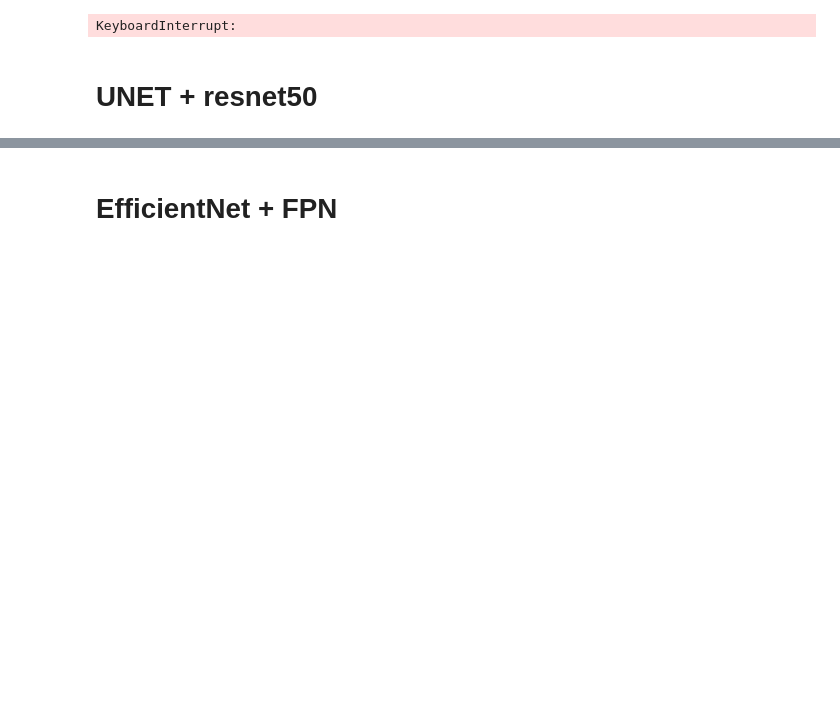
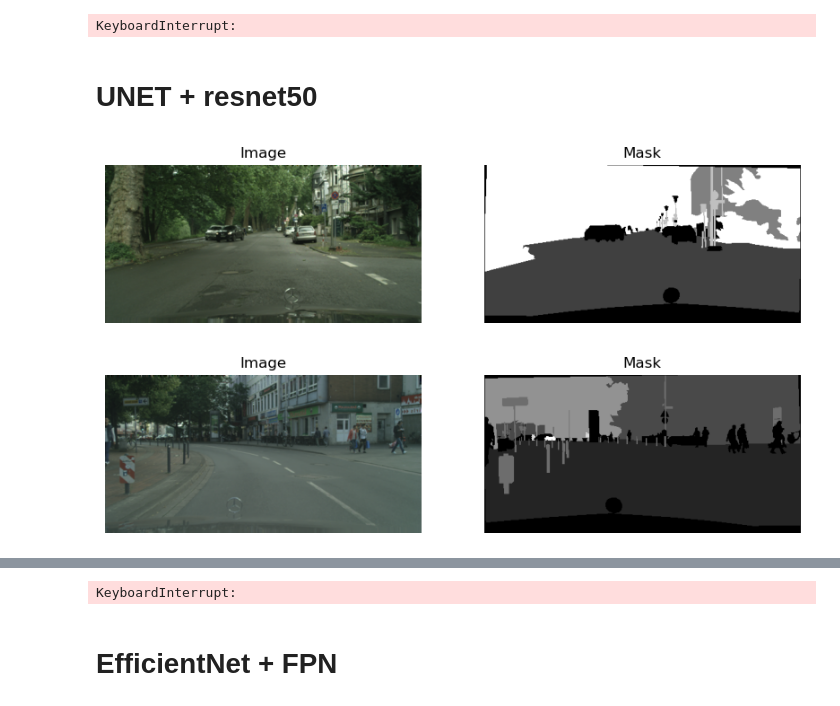
Before and after one commit to Ranack/voiture-autonome, a Jupyter notebook: voiture.ipynb, the cells around one changed output, grey strips where cells are left out. Cells and saved outputs as stored; diff of their text form; code cells hidden in the pictures; blank space fills up the shorter version.

```diff
--- a/voiture.ipynb
+++ b/voiture.ipynb
@@ -1184,7 +1183,7 @@ def data_generator(image_paths, mask_paths, batch_size, visualize=True):
 
         yield np.array(batch_images), np.array(batch_masks)
 
-from keras.layers import Input, Conv2D, Conv2DTranspose, Concatenate, BatchNormalization, Dropout, UpSampling2D
+from keras.layers import Input, Conv2D, Conv2DTranspose, Concatenate, BatchNormalization, Dropout, UpSampling2D, Cropping2D
 from keras.models import Model
 from keras.applications import ResNet50
 
@@ -1213,6 +1212,11 @@ def build_unet(input_shape):
 
     # Expanding path
     d1 = Conv2DTranspose(1024, (2, 2), strides=(2, 2), padding='same')(bridge)
+
+    # Adapter les tailles avant concaténation
+    skip4_adj = UpSampling2D(size=(2, 2), interpolation='bilinear')(skip4_adj)  # Double la taille de skip4_adj
+    skip4_adj = Cropping2D(cropping=((0, 0), (0, 0)))(skip4_adj)  # Ajuste la taille précisément si nécessaire
+
     d1 = Concatenate()([d1, skip4_adj])  # Maintenant les tailles doivent correspondre
     d1 = Conv2D(1024, (3, 3), activation='relu', padding='same')(d1)
     d1 = BatchNormalization()(d1)
@@ -1302,7 +1306,7 @@ val_gen = data_generator(val_images_paths, val_mask_paths, batch_size)
 # Callbacks
 callbacks = [
     # Sauvegarde le modèle uniquement lorsque le score IoU est meilleur
-    ModelCheckpoint('unet_model_best_iou_aug.keras', monitor='val_iou_score', save_best_only=True, mode='max', verbose=1),
+    ModelCheckpoint('unet_model_best_iou_res.keras', monitor='val_iou_score', save_best_only=True, mode='max', verbose=1),
     ReduceLROnPlateau(factor=0.1, patience=2, verbose=1),
     EarlyStopping(patience=25, verbose=1)
 ]
@@ -1358,30 +1362,32 @@ def visualize_prediction(image_path, mask_path, model):
     # Prédiction
     prediction = model.predict(np.expand_dims(image, axis=0))[0]  # (256, 512, nb_classes)
 
     # Conversion des probabilités en classes (argmax)
     predicted_mask = np.argmax(prediction, axis=-1)  # (256, 512)
 
     # Affichage
     plt.figure(figsize=(15, 5))
 
     plt.subplot(1, 3, 1)
     plt.title("Image")
     plt.imshow(image)
 
     plt.subplot(1, 3, 2)
     plt.title("Mask Réel")
     plt.imshow(mask, cmap='gray')
 
     plt.subplot(1, 3, 3)
     plt.title("Prédiction")
     plt.imshow(predicted_mask, cmap='gray')  # Maintenant c'est 2D, ça fonctionne
 
     plt.show()
 
 # Définition des chemins
 image_path = "/Users/kevinroualec/Desktop/imgp8/leftImg8bit/val/frankfurt/frankfurt_000000_000294_leftImg8bit.png"
 mask_path = "/Users/kevinroualec/Desktop/imgp8/gtFine/val/frankfurt/frankfurt_000000_000294_gtFine_instanceIds.png"
 
 # Exécution de la visualisation
 visualize_prediction(image_path, mask_path, model)
 # %% [output]
+[figure, added]
+[figure, added]
@@ -1389,2 +1396,3 @@ ValueError: A `Concatenate` layer requires inputs with matching shapes except fo
+KeyboardInterrupt:
 # %% [markdown]
 # EfficientNet + FPN
```
Also changed, not shown: parts of 10 cells of this notebook.
